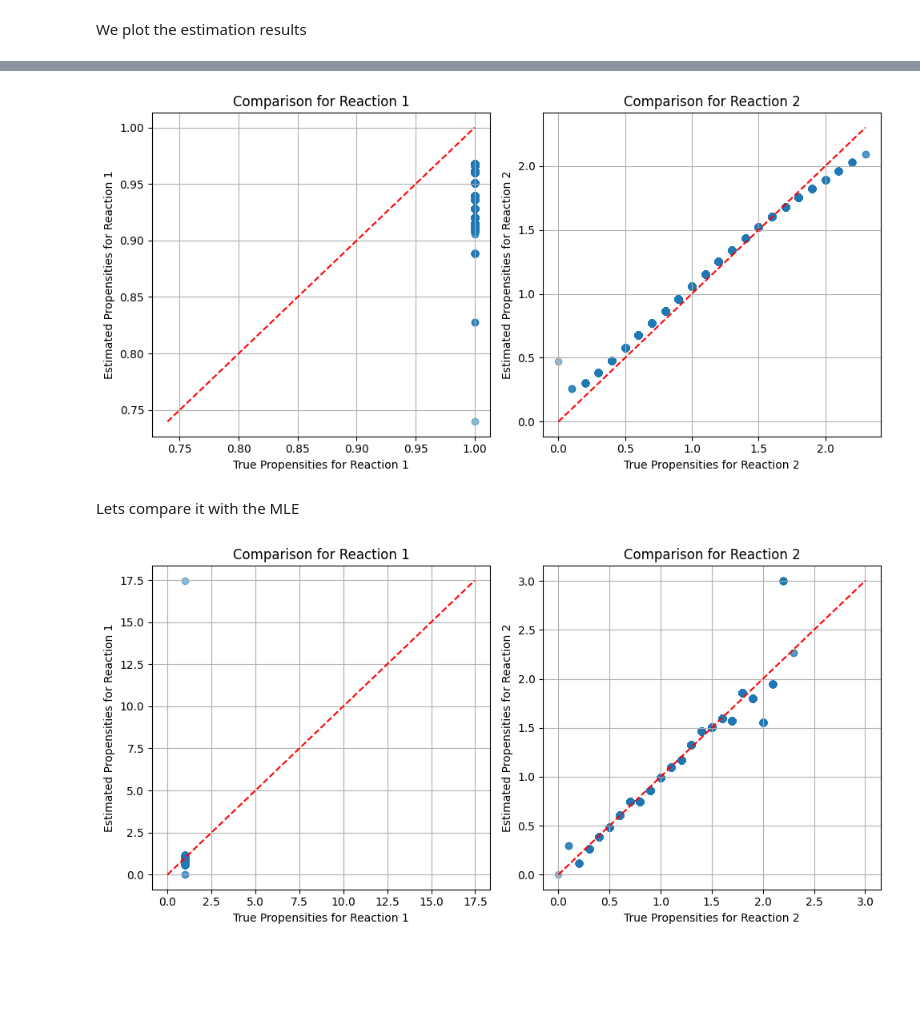
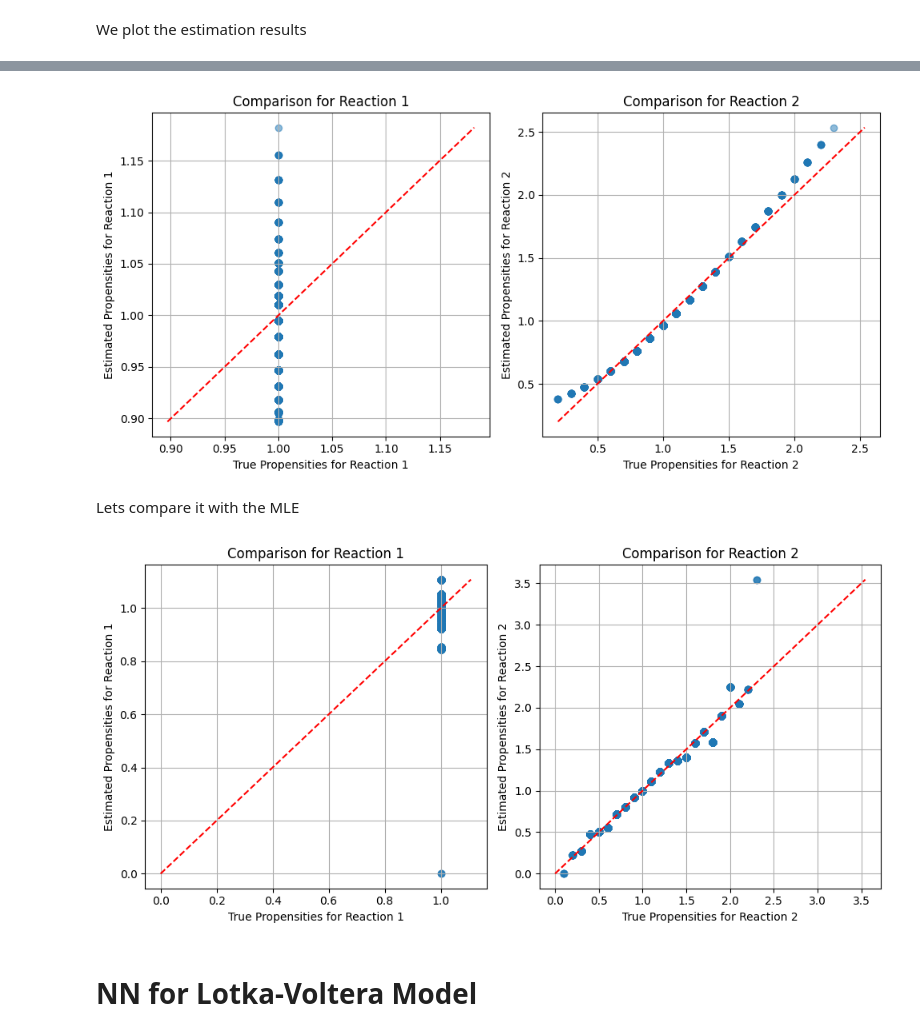
Before and after one commit to Mijan/NN-CTMC, a Jupyter notebook: Jupyter_notebooks/NN.ipynb, the cells around one changed output, grey strips where cells are left out. Saved outputs shown, nothing was run; the diff lists cells and outputs as text; code cells hidden in the pictures; blank space fills up the shorter version.

Commit message:
NN notebook running for birth-death and lotka-voltera

```diff
--- a/Jupyter_notebooks/NN.ipynb
+++ b/Jupyter_notebooks/NN.ipynb
@@ -20,24 +20,23 @@ model_bd = BirthDeath()
 simulator_bd = SSASimulator(model_bd)
 
 parameters = model_bd.getDefaultParameter()
-y, t = simulator_bd.run_ssa(np.array([5]), 10000, parameters)
+y, t = simulator_bd.run_ssa(np.array([5]), 1000, parameters)
 num_states = y.shape[1]
 # %% [markdown]
 We set up the NN model
 # %%
 from src.Models.utils import getReactionsForObservations
 from src.Estimation.NN import CTMCModel
+from tensorflow.keras.initializers import Constant
 
 reaction_indices, unique_reaction_mapping = getReactionsForObservations(y, model_bd.getStoichiometry())
 num_unique_stoch = len(np.unique(unique_reaction_mapping))
 
 Model = tf.keras.models.Sequential([
     tf.keras.layers.Input((num_states,)),
-    tf.keras.layers.Dense(128, activation=tf.keras.activations.selu),
-    tf.keras.layers.Dense(128, activation=tf.keras.activations.selu),
-    tf.keras.layers.Dense(128, activation=tf.keras.activations.selu),
-    tf.keras.layers.Dense(128, activation=tf.keras.activations.selu),
-    tf.keras.layers.Dense(num_unique_stoch, activation=tf.keras.activations.softplus)
+    tf.keras.layers.Dense(8, activation=tf.keras.activations.selu),
+    tf.keras.layers.Dense(8, activation=tf.keras.activations.selu),
+    tf.keras.layers.Dense(num_unique_stoch, activation=tf.keras.activations.softplus, kernel_initializer=Constant(0.1))
 ])
 
 custom_model = CTMCModel(Model)
@@ -50,5 +49,5 @@ train_dataset = tf.data.Dataset.from_tensor_slices((y[:-1], times_spent, reactio
 # %% [markdown]
 We train the model on the training data
 # %%
-custom_model.fit(train_dataset, epochs=10)
+custom_model.fit(train_dataset, epochs=1000)
 # %% [output]
@@ -85,8 +81,6 @@ true_props_unique = np.zeros(shape=(true_props.shape[0], num_unique_stoch))
 for rct, rct_map in enumerate(unique_reaction_mapping):
     true_props_unique[:, rct_map] += true_props[:, rct]
 
-true_props_unique
-
 comparison = nn_predictions - true_props_unique
 
 mse = np.mean(np.square(comparison))
@@ -99,4 +93,4 @@ Mean Squared Error between NN predictions and expected propensities: 0.004293536
-[figure, old version]
+[figure, new version]
 # %% [markdown]
 Lets compare it with the MLE
 # %%
@@ -106,4 +100,6 @@ mle_matrix = estimator.computeMLETransitionMatrix()
 fig = estimator.plotMLEstimates(mle_matrix)
 fig.show()
 # %% [output]
-[figure, old version]
+[figure, new version]
+# %% [markdown]
+# NN for Lotka-Voltera Model
```
Also changed, not shown: parts of 7 cells of this notebook.
